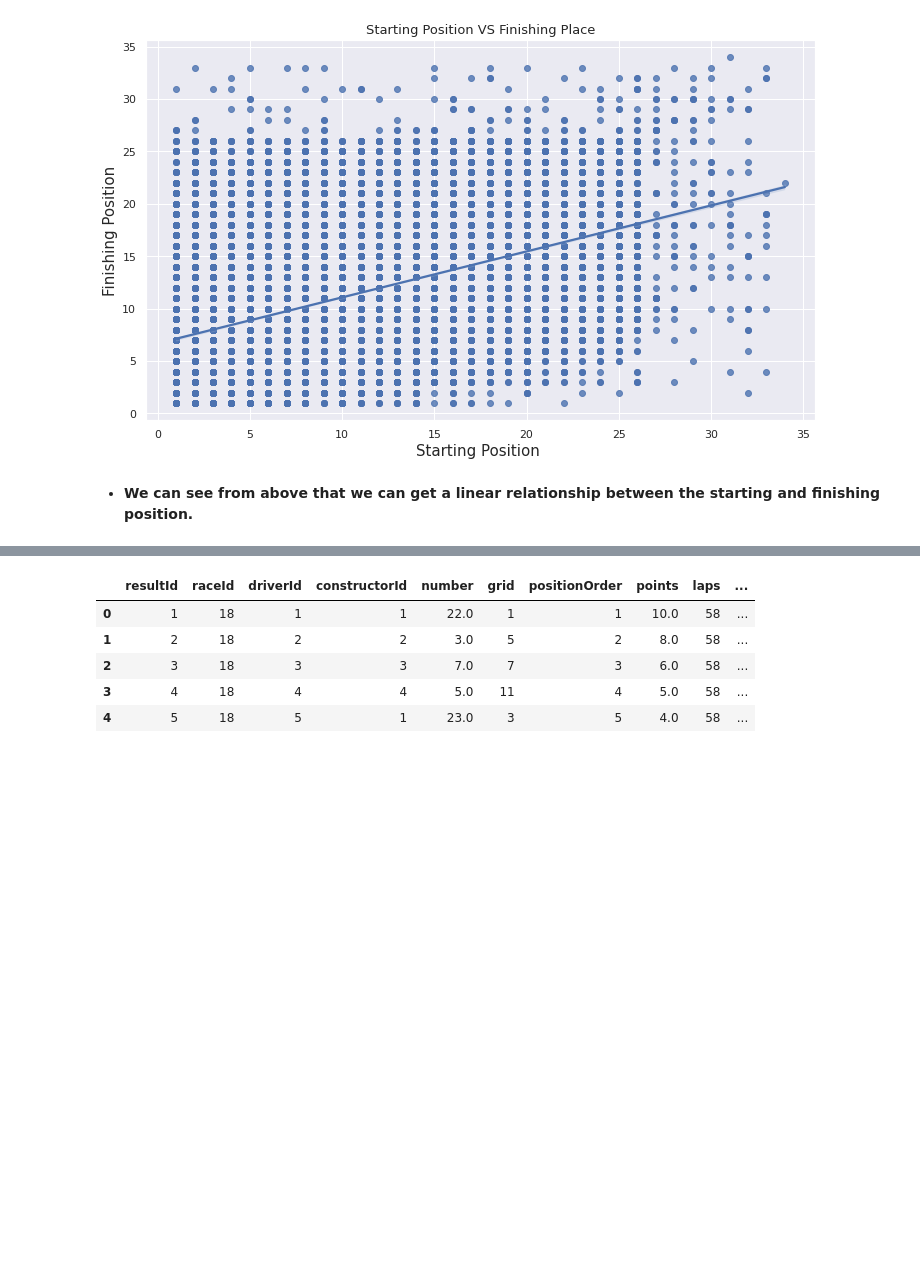
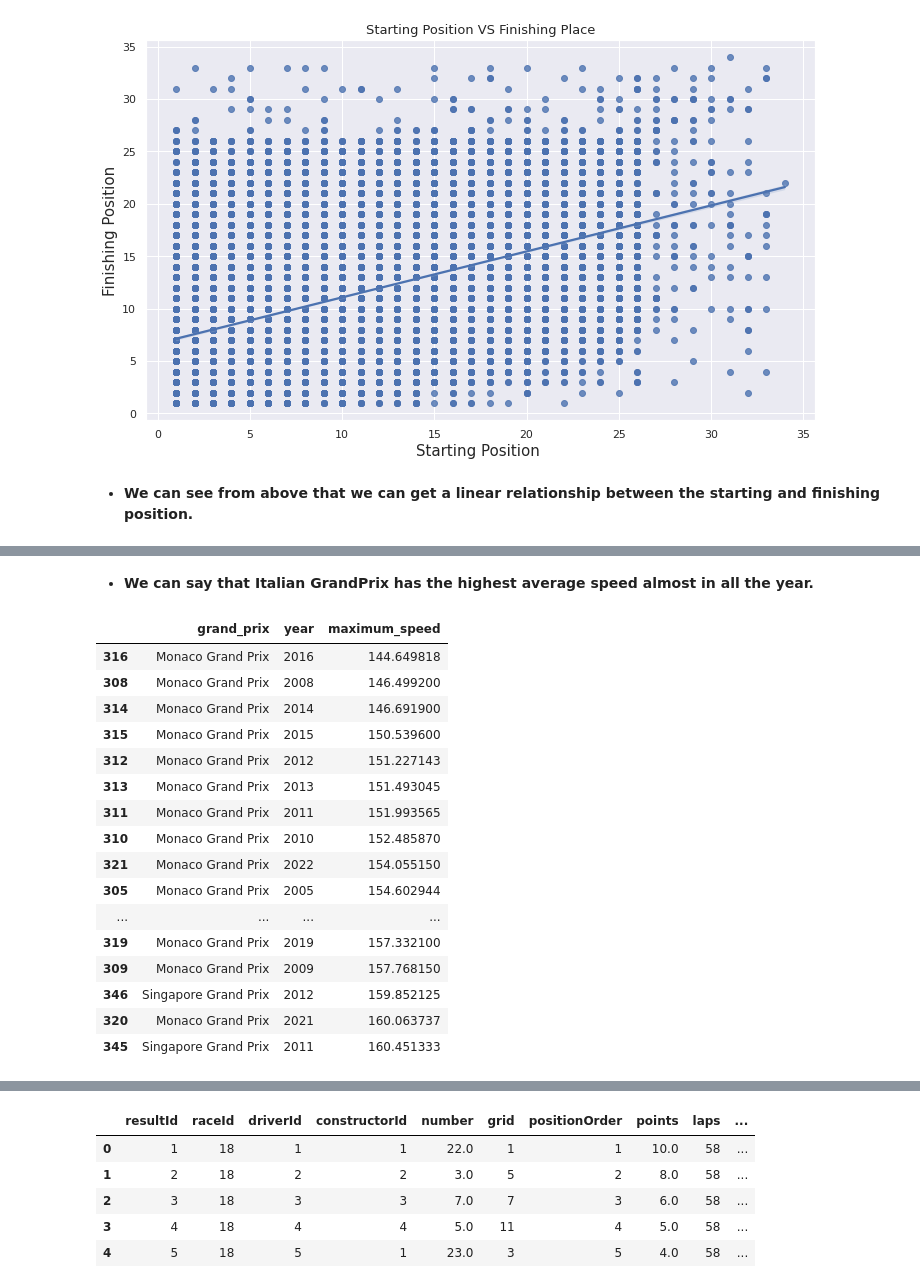
Before and after one commit to Kousikdutta1/Formula-1-Data-Analysis, a Jupyter notebook: Formula_1_Exploratory_Data_Analysis.ipynb, the cells around one changed output, grey strips where cells are left out. Drawn from its saved outputs; the diff is of its cells as text; code cells hidden in the pictures; blank space fills up the shorter version.

```diff
--- a/Formula_1_Exploratory_Data_Analysis.ipynb
+++ b/Formula_1_Exploratory_Data_Analysis.ipynb
@@ -656,0 +684,24 @@ plt.show()
+# %% [markdown]
+* **We can say that Italian GrandPrix has the highest average speed almost in all the year.**
+# %%
+# Let's see the lowest speeds by comparing all the grandprix
+
+f1_speed.nsmallest(20,'maximum_speed')
+# %% [output]
+|  | grand_prix | year | maximum_speed |
+| 316 | Monaco Grand Prix | 2016 | 144.649818 |
+| 308 | Monaco Grand Prix | 2008 | 146.499200 |
+| 314 | Monaco Grand Prix | 2014 | 146.691900 |
+| 315 | Monaco Grand Prix | 2015 | 150.539600 |
+| 312 | Monaco Grand Prix | 2012 | 151.227143 |
+| 313 | Monaco Grand Prix | 2013 | 151.493045 |
+| 311 | Monaco Grand Prix | 2011 | 151.993565 |
+| 310 | Monaco Grand Prix | 2010 | 152.485870 |
+| 321 | Monaco Grand Prix | 2022 | 154.055150 |
+| 305 | Monaco Grand Prix | 2005 | 154.602944 |
+| ... | ... | ... | ... |
+| 319 | Monaco Grand Prix | 2019 | 157.332100 |
+| 309 | Monaco Grand Prix | 2009 | 157.768150 |
+| 346 | Singapore Grand Prix | 2012 | 159.852125 |
+| 320 | Monaco Grand Prix | 2021 | 160.063737 |
+| 345 | Singapore Grand Prix | 2011 | 160.451333 |
```
Also changed, not shown: parts of 7 cells of this notebook.
